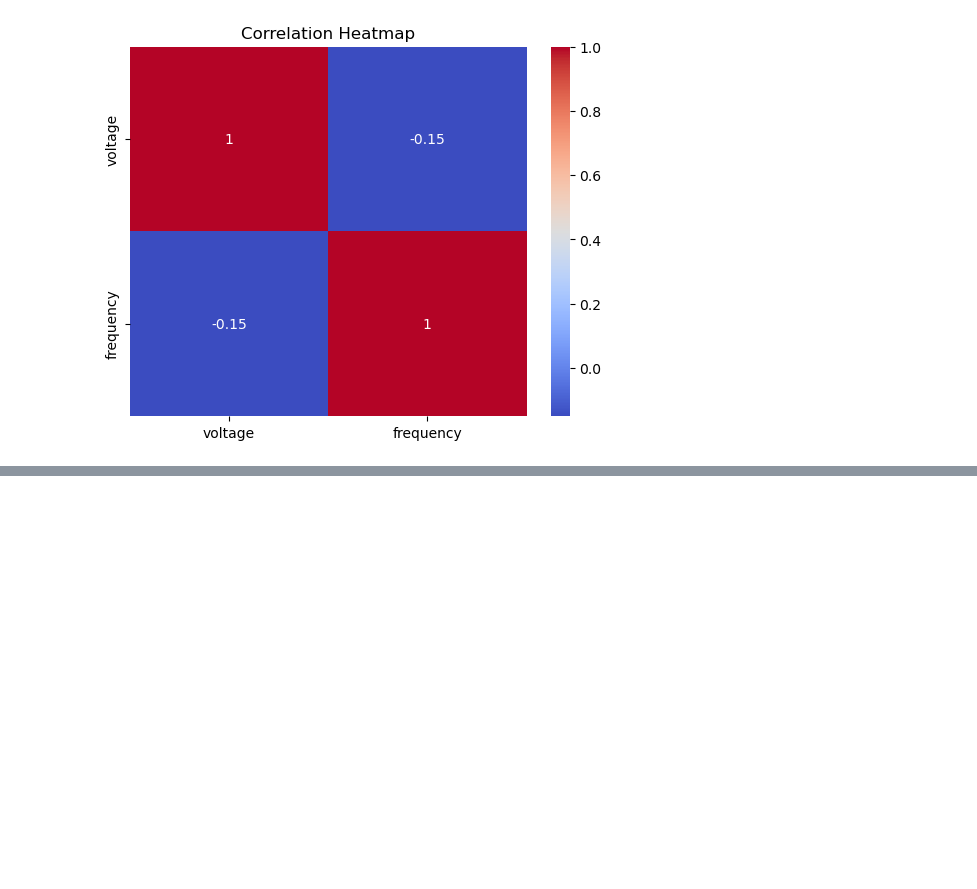
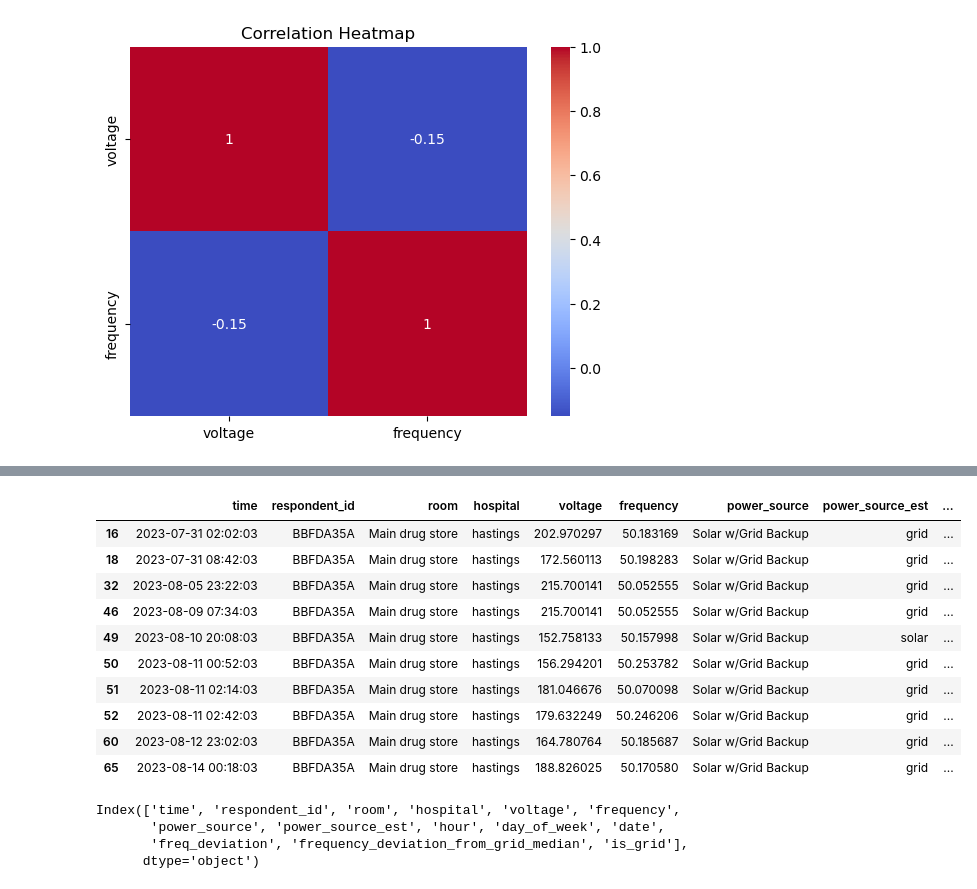
Before and after one commit to Edwin574/nLine_power_source_detection_case_study, a Jupyter notebook: main_casestudy.ipynb, the cells around one changed output, grey strips where cells are left out. Drawn from its saved outputs; the diff is of its cells as text; code cells hidden in the pictures; blank space fills up the shorter version.

```diff
--- a/main_casestudy.ipynb
+++ b/main_casestudy.ipynb
@@ -982,0 +1316,3 @@ plt.show()
+# %%
+gridonly = clean_df_filtered[clean_df_filtered['power_source'] == 'Grid']
+gridonly.head()
@@ -982,0 +1332,3 @@ plt.show()
+# %%
+frequency_median_gridonly = gridonly['frequency'].median()
+print("Median frequency for gridonly dataframe:", frequency_median_gridonly)
@@ -982,0 +1337,3 @@ plt.show()
+# %%
+clean_df_filtered['frequency_deviation_from_grid_median'] = abs(clean_df_filtered['frequency'] - frequency_median_gridonly)
+display(clean_df_filtered.head())
@@ -982,0 +1352,3 @@ plt.show()
+# %%
+clean_df_filtered['is_grid'] = clean_df_filtered['frequency_deviation_from_grid_median'] <= 0.11
+display(clean_df_filtered.head())
@@ -982,0 +1367,22 @@ plt.show()
+# %%
+df_grid = clean_df_filtered[clean_df_filtered['is_grid'] == True]
+display(df_grid.head(10))
+# %% [output]
+|  | time | respondent_id | room | hospital | voltage | frequency | power_source | power_source_est | ... |
+| 16 | 2023-07-31 02:02:03 | BBFDA35A | Main drug store | hastings | 202.970297 | 50.183169 | Solar w/Grid Backup | grid | ... |
+| 18 | 2023-07-31 08:42:03 | BBFDA35A | Main drug store | hastings | 172.560113 | 50.198283 | Solar w/Grid Backup | grid | ... |
+| 32 | 2023-08-05 23:22:03 | BBFDA35A | Main drug store | hastings | 215.700141 | 50.052555 | Solar w/Grid Backup | grid | ... |
+| 46 | 2023-08-09 07:34:03 | BBFDA35A | Main drug store | hastings | 215.700141 | 50.052555 | Solar w/Grid Backup | grid | ... |
+| 49 | 2023-08-10 20:08:03 | BBFDA35A | Main drug store | hastings | 152.758133 | 50.157998 | Solar w/Grid Backup | solar | ... |
+| 50 | 2023-08-11 00:52:03 | BBFDA35A | Main drug store | hastings | 156.294201 | 50.253782 | Solar w/Grid Backup | grid | ... |
+| 51 | 2023-08-11 02:14:03 | BBFDA35A | Main drug store | hastings | 181.046676 | 50.070098 | Solar w/Grid Backup | grid | ... |
+| 52 | 2023-08-11 02:42:03 | BBFDA35A | Main drug store | hastings | 179.632249 | 50.246206 | Solar w/Grid Backup | grid | ... |
+| 60 | 2023-08-12 23:02:03 | BBFDA35A | Main drug store | hastings | 164.780764 | 50.185687 | Solar w/Grid Backup | grid | ... |
+| 65 | 2023-08-14 00:18:03 | BBFDA35A | Main drug store | hastings | 188.826025 | 50.170580 | Solar w/Grid Backup | grid | ... |
+# %%
+clean_df_filtered.columns
+# %% [output]
+Index(['time', 'respondent_id', 'room', 'hospital', 'voltage', 'frequency',
+       'power_source', 'power_source_est', 'hour', 'day_of_week', 'date',
+       'freq_deviation', 'frequency_deviation_from_grid_median', 'is_grid'],
+      dtype='object')
```
Also changed, not shown: parts of 86 cells of this notebook.
